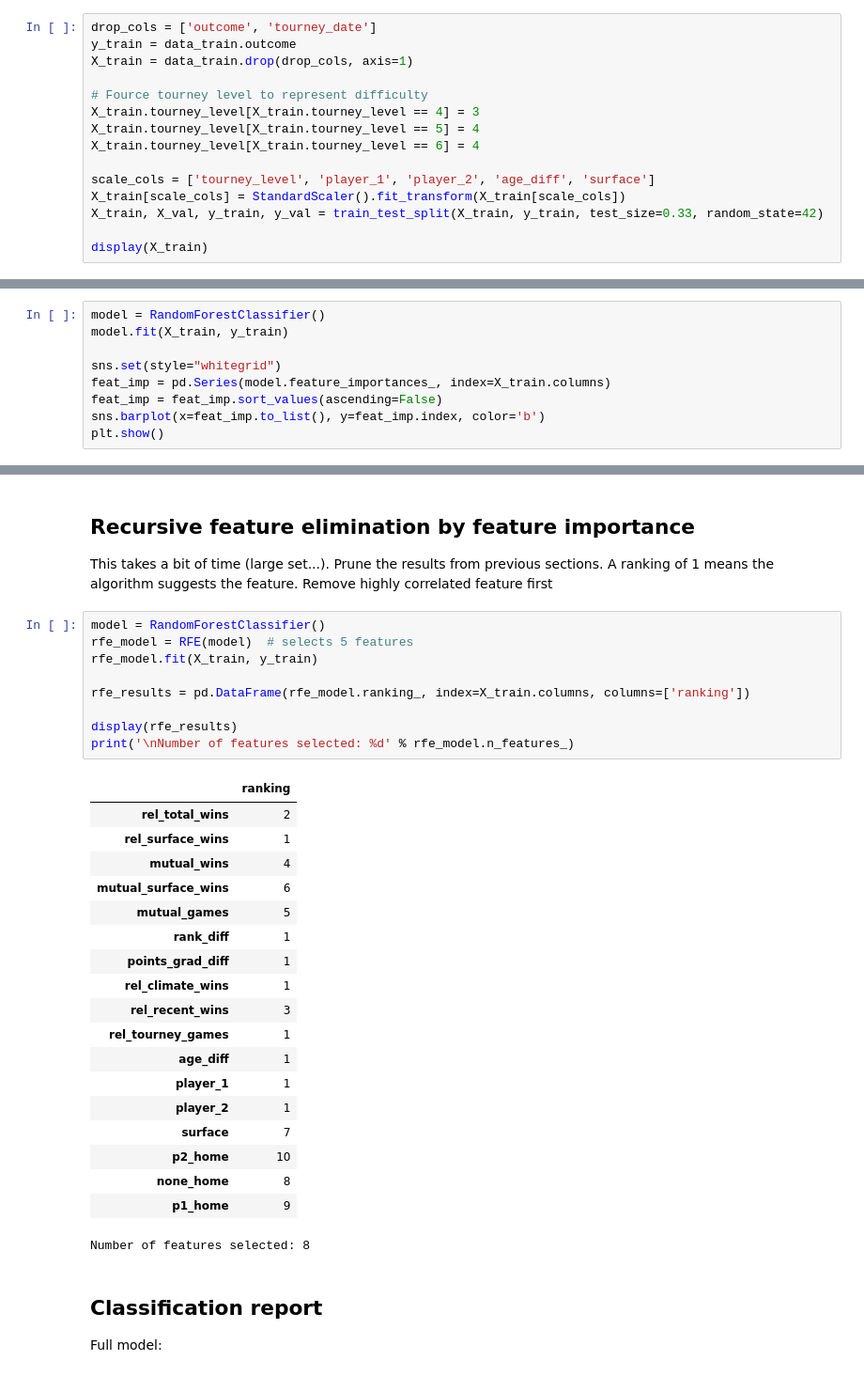
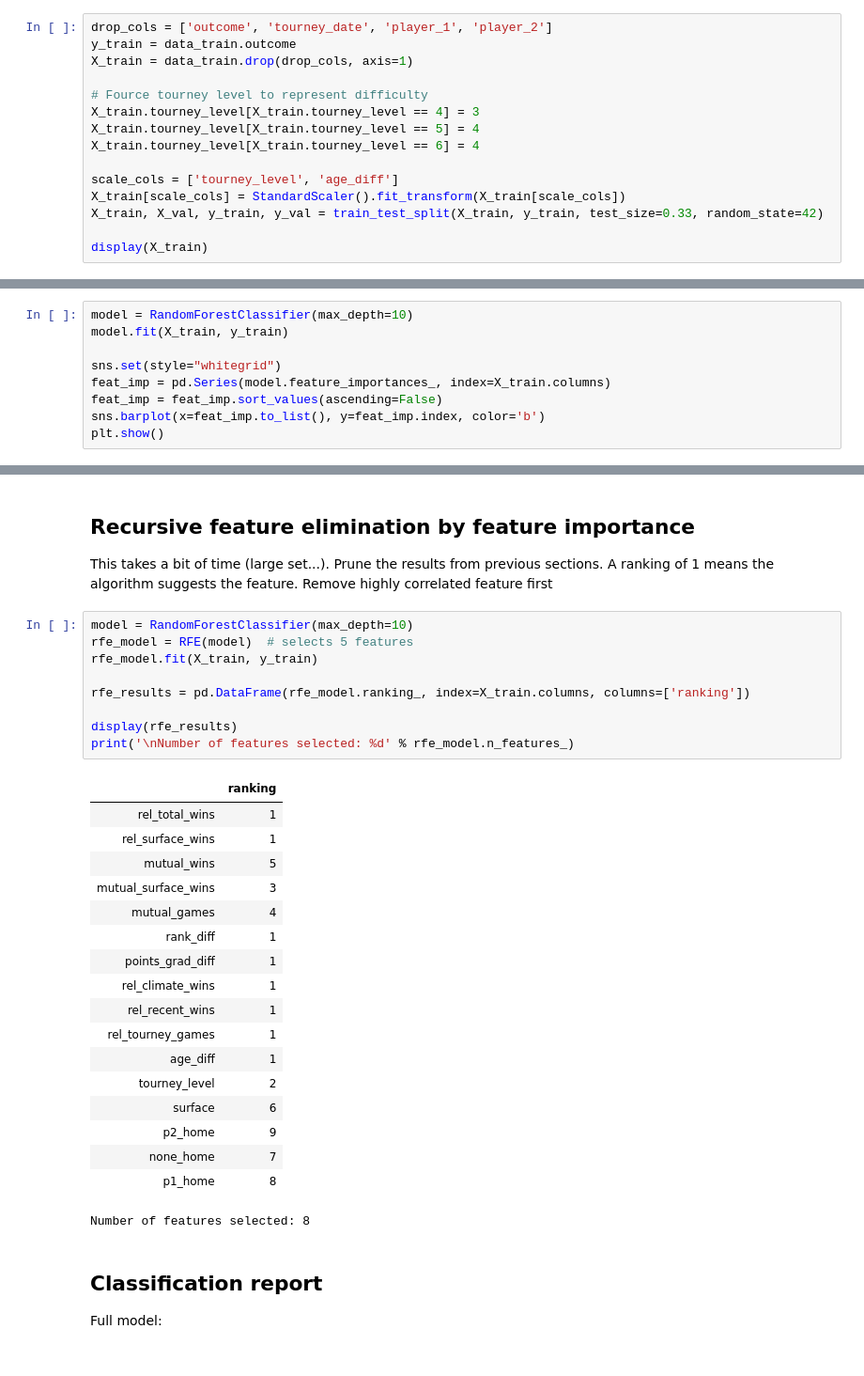
Before and after one commit to jost95/atp-tennis-predictions, a Jupyter notebook: feature_evaluation.ipynb, the cells around one changed output, grey strips where cells are left out. Shown at 94% size. Drawn from its saved outputs; the diff is of its cells as text.

```diff
--- a/feature_evaluation.ipynb
+++ b/feature_evaluation.ipynb
@@ -65,7 +65,7 @@ data_train = data_train.loc[data_mask]
 # %% [markdown]
 ## Split data set into validation and training part
 # %%
-drop_cols = ['outcome', 'tourney_date']
+drop_cols = ['outcome', 'tourney_date', 'player_1', 'player_2']
 y_train = data_train.outcome
 X_train = data_train.drop(drop_cols, axis=1)
 
@@ -74,7 +74,7 @@ X_train.tourney_level[X_train.tourney_level == 4] = 3
 X_train.tourney_level[X_train.tourney_level == 5] = 4
 X_train.tourney_level[X_train.tourney_level == 6] = 4
 
-scale_cols = ['tourney_level', 'player_1', 'player_2', 'age_diff', 'surface']
+scale_cols = ['tourney_level', 'age_diff']
 X_train[scale_cols] = StandardScaler().fit_transform(X_train[scale_cols])
 X_train, X_val, y_train, y_val = train_test_split(X_train, y_train, test_size=0.33, random_state=42)
 
@@ -124,7 +124,7 @@ plt.show()
 Question being answered: which features help split our tree in the best way possible?
 How does each feature affect the accuracy of our model?
 # %%
-model = RandomForestClassifier()
+model = RandomForestClassifier(max_depth=10)
 model.fit(X_train, y_train)
 
 sns.set(style="whitegrid")
@@ -141,33 +141,32 @@ Prune the results from previous sections.
 A ranking of 1 means the algorithm suggests the feature.
 Remove highly correlated feature first
 # %%
-model = RandomForestClassifier()
+model = RandomForestClassifier(max_depth=10)
 rfe_model = RFE(model)  # selects 5 features
 rfe_model.fit(X_train, y_train)
 
 rfe_results = pd.DataFrame(rfe_model.ranking_, index=X_train.columns, columns=['ranking'])
 
 display(rfe_results)
 print('\nNumber of features selected: %d' % rfe_model.n_features_)
 # %% [output]
 |  | ranking |
-| rel_total_wins | 2 |
+| rel_total_wins | 1 |
 | rel_surface_wins | 1 |
-| mutual_wins | 4 |
-| mutual_surface_wins | 6 |
-| mutual_games | 5 |
+| mutual_wins | 5 |
+| mutual_surface_wins | 3 |
+| mutual_games | 4 |
 | rank_diff | 1 |
 | points_grad_diff | 1 |
 | rel_climate_wins | 1 |
-| rel_recent_wins | 3 |
+| rel_recent_wins | 1 |
 | rel_tourney_games | 1 |
 | age_diff | 1 |
-| player_1 | 1 |
-| player_2 | 1 |
-| surface | 7 |
-| p2_home | 10 |
-| none_home | 8 |
-| p1_home | 9 |
+| tourney_level | 2 |
+| surface | 6 |
+| p2_home | 9 |
+| none_home | 7 |
+| p1_home | 8 |
 Number of features selected: 8
 # %% [markdown]
 ## Classification report
```
Also changed, not shown: parts of 9 cells of this notebook, 2 other files.
